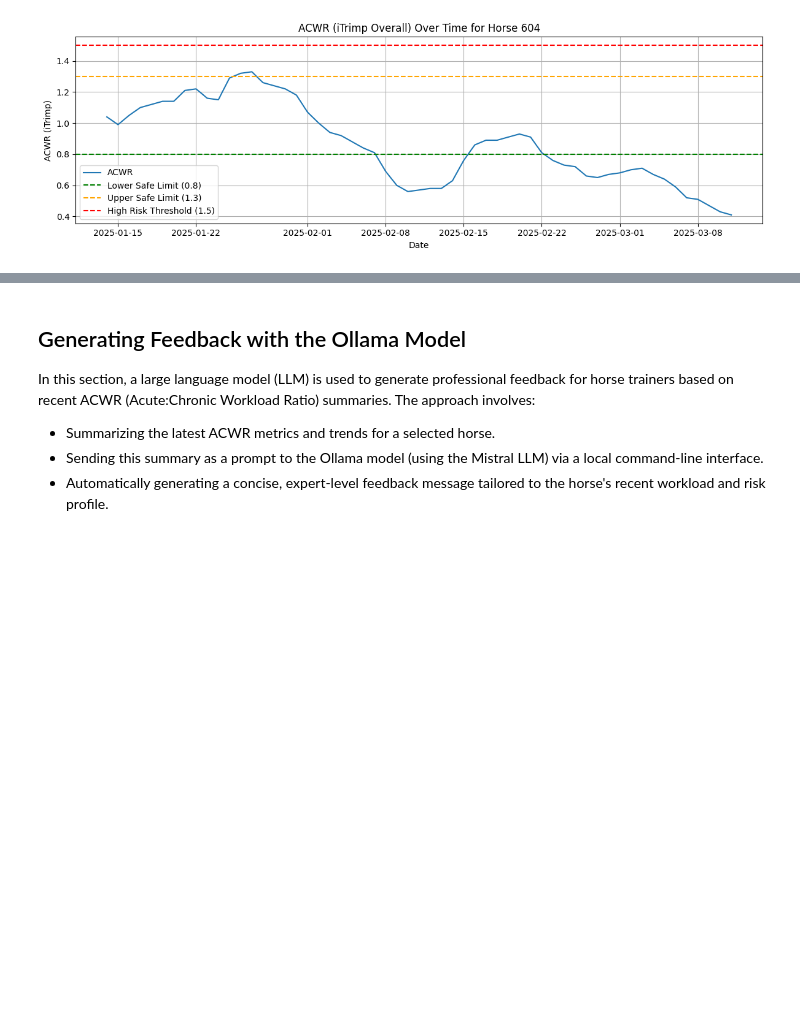
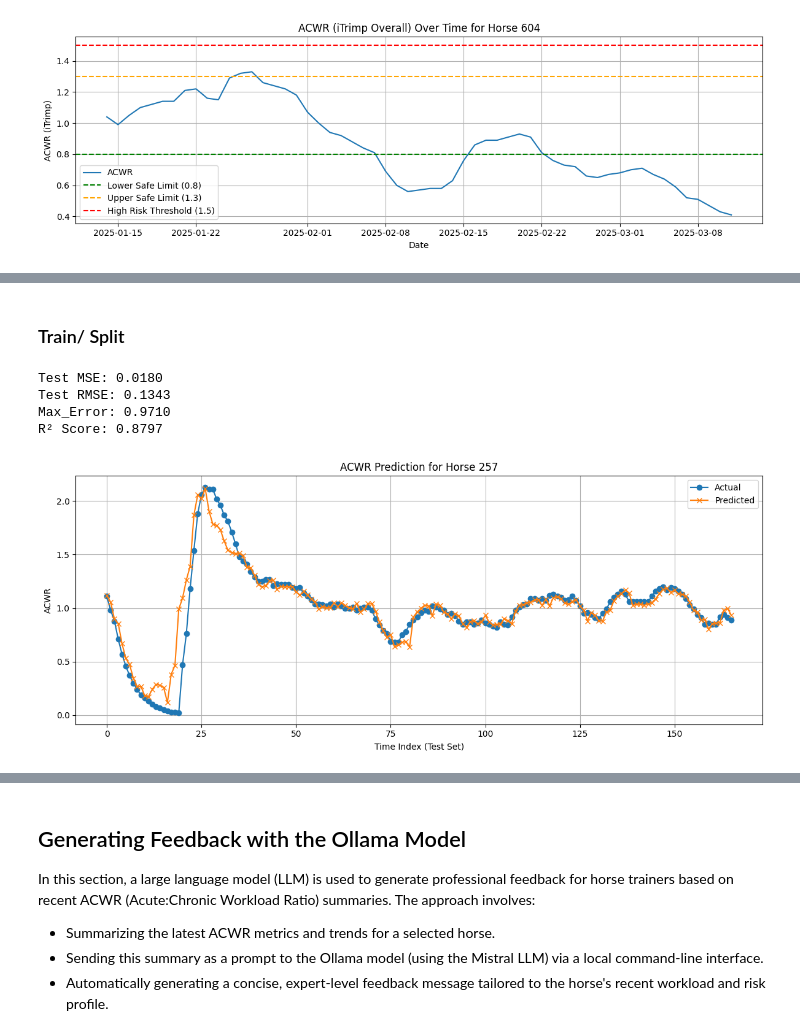
Before and after one commit to KristinaStrakova/Horse-Training-Feedback-Generator, a Jupyter notebook: Equine_Integration_Rubies/EI_Project_Iteration1_Rubies.ipynb, the cells around one changed output, grey strips where cells are left out. Cells and saved outputs as stored; diff of their text form; code cells hidden in the pictures; blank space fills up the shorter version.

```diff
--- a/Equine_Integration_Rubies/EI_Project_Iteration1_Rubies.ipynb
+++ b/Equine_Integration_Rubies/EI_Project_Iteration1_Rubies.ipynb
@@ -211,0 +294,48 @@ for horse_id in horses:
+# %% [markdown]
+### Train/ Split
+# %%
+from sklearn.model_selection import train_test_split
+
+X = df_horse.drop(columns=["Date", acwr_col])
+y = df_horse[acwr_col]
+
+X_train, X_test, y_train, y_test = train_test_split(X, y, shuffle=False, test_size=0.2)
+# %%
+from sklearn.ensemble import RandomForestRegressor
+from sklearn.metrics import mean_squared_error, r2_score, max_error
+
+model = RandomForestRegressor(n_estimators=100, random_state=42)
+model.fit(X_train, y_train)
+
+# Predict
+y_pred = model.predict(X_test)
+
+# Evaluate
+mse = mean_squared_error(y_test, y_pred)
+r2 = r2_score(y_test, y_pred)
+max_error = max_error(y_test, y_pred)
+
+print(f"Test MSE: {mse:.4f}")
+print(f"Test RMSE: {mse**0.5:.4f}")
+print(f"Max_Error: {max_error:.4f}")
+print(f"R² Score: {r2:.4f}")
+# %% [output]
+Test MSE: 0.0180
+Test RMSE: 0.1343
+Max_Error: 0.9710
+R² Score: 0.8797
+# %%
+import matplotlib.pyplot as plt
+
+plt.figure(figsize=(12, 5))
+plt.plot(y_test.values, label="Actual", marker='o')
+plt.plot(y_pred, label="Predicted", marker='x')
+plt.title(f"ACWR Prediction for Horse {horse_id}")
+plt.xlabel("Time Index (Test Set)")
+plt.ylabel("ACWR")
+plt.legend()
+plt.grid(True)
+plt.tight_layout()
+plt.show()
+# %% [output]
+[figure, added]
```
Also changed, not shown: parts of 12 cells of this notebook, 3 other files.
